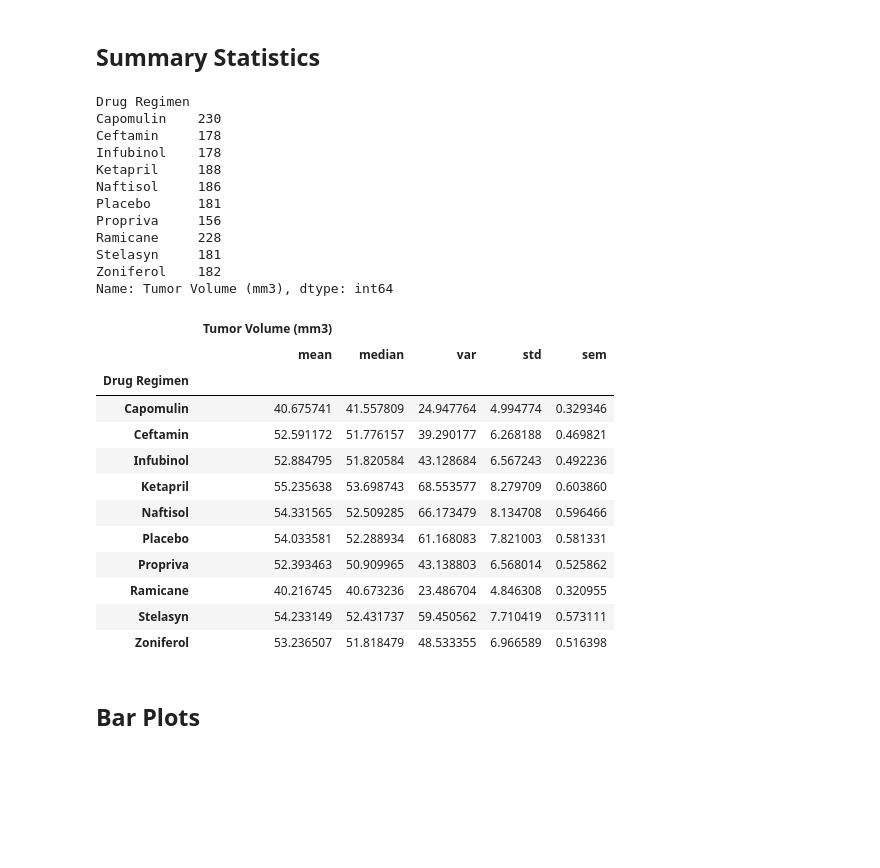
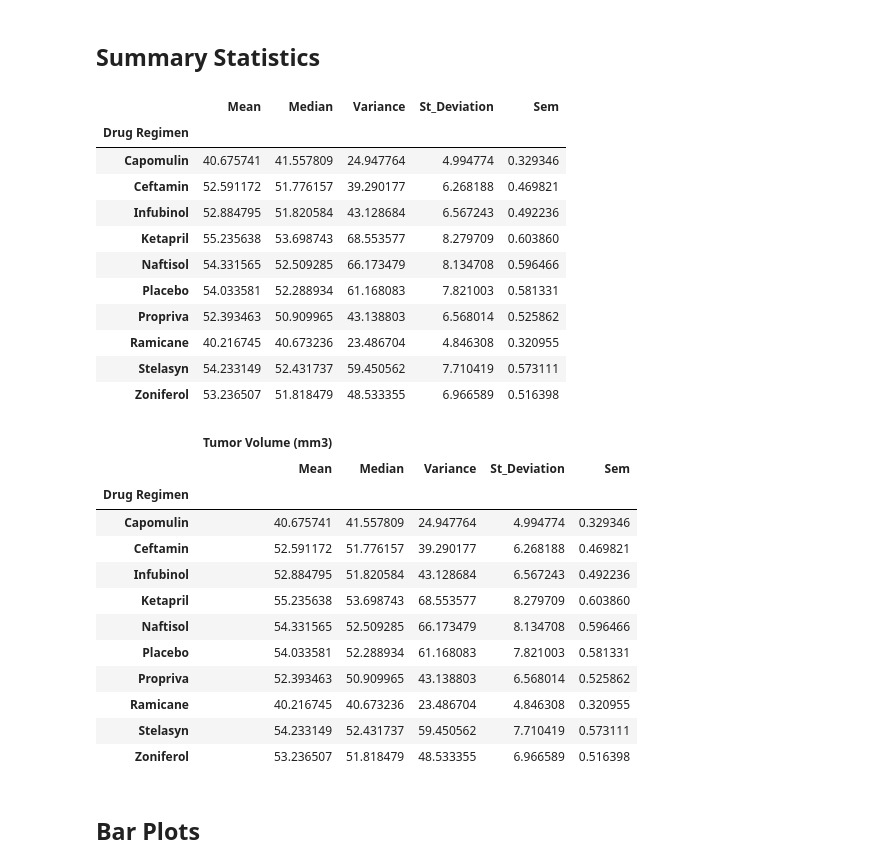
Before and after one commit to Mlara73/Pymaceuticals-Visualization, a Jupyter notebook: Pymaceuticals/pymaceuticals_starter.ipynb, the cells around one changed output. Cells and saved outputs as stored; diff of their text form; code cells hidden in the pictures; blank space fills up the shorter version.

```diff
--- a/Pymaceuticals/pymaceuticals_starter.ipynb
+++ b/Pymaceuticals/pymaceuticals_starter.ipynb
@@ -75,36 +75,45 @@ clean_mouse_df["Mouse ID"].count()
 ## Summary Statistics
 # %%
 # Generate a summary statistics table of mean, median, variance, standard deviation, and SEM of the tumor volume for each regimen
+# This method is the most straightforward, creating multiple series and putting them all together at the end.
 drug_regimen= clean_mouse_df.groupby("Drug Regimen")
 drug_regimen["Tumor Volume (mm3)"].count()
-# drug_regimen_mean= drug_regimen["Tumor Volume (mm3)"].mean()
-# drug_regimen_median= drug_regimen["Tumor Volume (mm3)"].median()
-# drug_regimen_var= drug_regimen["Tumor Volume (mm3)"].var()
-# drug_regimen_std= drug_regimen["Tumor Volume (mm3)"].std()
-# drug_regimen_sem= drug_regimen["Tumor Volume (mm3)"].sem()
-# drug_regimen_sem
-# This method is the most straightforward, creating multiple series and putting them all together at the end.
+drug_regimen_mean= drug_regimen["Tumor Volume (mm3)"].mean()
+drug_regimen_median= drug_regimen["Tumor Volume (mm3)"].median()
+drug_regimen_var= drug_regimen["Tumor Volume (mm3)"].var()
+drug_regimen_std= drug_regimen["Tumor Volume (mm3)"].std()
+drug_regimen_sem= drug_regimen["Tumor Volume (mm3)"].sem()
+
+drug_regimen_stats = drug_regimen.agg(Mean=pd.NamedAgg(column="Tumor Volume (mm3)", aggfunc="mean"),
+                                      Median=pd.NamedAgg(column="Tumor Volume (mm3)", aggfunc="median"),
+                                      Variance=pd.NamedAgg(column="Tumor Volume (mm3)", aggfunc="var"),
+                                      St_Deviation=pd.NamedAgg(column="Tumor Volume (mm3)", aggfunc="std"),
+                                      Sem=pd.NamedAgg(column="Tumor Volume (mm3)", aggfunc="sem"))
+drug_regimen_stats
 # %% [output]
-Drug Regimen
-Capomulin    230
-Ceftamin     178
-Infubinol    178
-Ketapril     188
-Naftisol     186
-Placebo      181
-Propriva     156
-Ramicane     228
-Stelasyn     181
-Zoniferol    182
-Name: Tumor Volume (mm3), dtype: int64
+|  | Mean | Median | Variance | St_Deviation | Sem |
+| Drug Regimen |  |  |  |  |  |
+| Capomulin | 40.675741 | 41.557809 | 24.947764 | 4.994774 | 0.329346 |
+| Ceftamin | 52.591172 | 51.776157 | 39.290177 | 6.268188 | 0.469821 |
+| Infubinol | 52.884795 | 51.820584 | 43.128684 | 6.567243 | 0.492236 |
+| Ketapril | 55.235638 | 53.698743 | 68.553577 | 8.279709 | 0.603860 |
+| Naftisol | 54.331565 | 52.509285 | 66.173479 | 8.134708 | 0.596466 |
+| Placebo | 54.033581 | 52.288934 | 61.168083 | 7.821003 | 0.581331 |
+| Propriva | 52.393463 | 50.909965 | 43.138803 | 6.568014 | 0.525862 |
+| Ramicane | 40.216745 | 40.673236 | 23.486704 | 4.846308 | 0.320955 |
+| Stelasyn | 54.233149 | 52.431737 | 59.450562 | 7.710419 | 0.573111 |
+| Zoniferol | 53.236507 | 51.818479 | 48.533355 | 6.966589 | 0.516398 |
 # %%
 # Generate a summary statistics table of mean, median, variance, standard deviation, and SEM of the tumor volume for each regimen
-statistics= clean_mouse_df[["Drug Regimen","Tumor Volume (mm3)"]].groupby("Drug Regimen").agg(["mean","median","var","std","sem"])
-statistics
-# This method produces everything in a single groupby function.
+statistics_mouse= clean_mouse_df[["Drug Regimen","Tumor Volume (mm3)"]].groupby("Drug Regimen").agg(["mean","median","var","std","sem"])
+
+
+stats_mouse_df = statistics_mouse.rename(columns = {"mean":"Mean","median":"Median",
+                                                    "var":"Variance", "std":"St_Deviation","sem":"Sem"})
+stats_mouse_df
 # %% [output]
 |  | Tumor Volume (mm3) |  |  |  |  |
-|  | mean | median | var | std | sem |
+|  | Mean | Median | Variance | St_Deviation | Sem |
 | Drug Regimen |  |  |  |  |  |
 | Capomulin | 40.675741 | 41.557809 | 24.947764 | 4.994774 | 0.329346 |
 | Ceftamin | 52.591172 | 51.776157 | 39.290177 | 6.268188 | 0.469821 |
```
Also changed, not shown: parts of 12 cells of this notebook, 1 other file.
